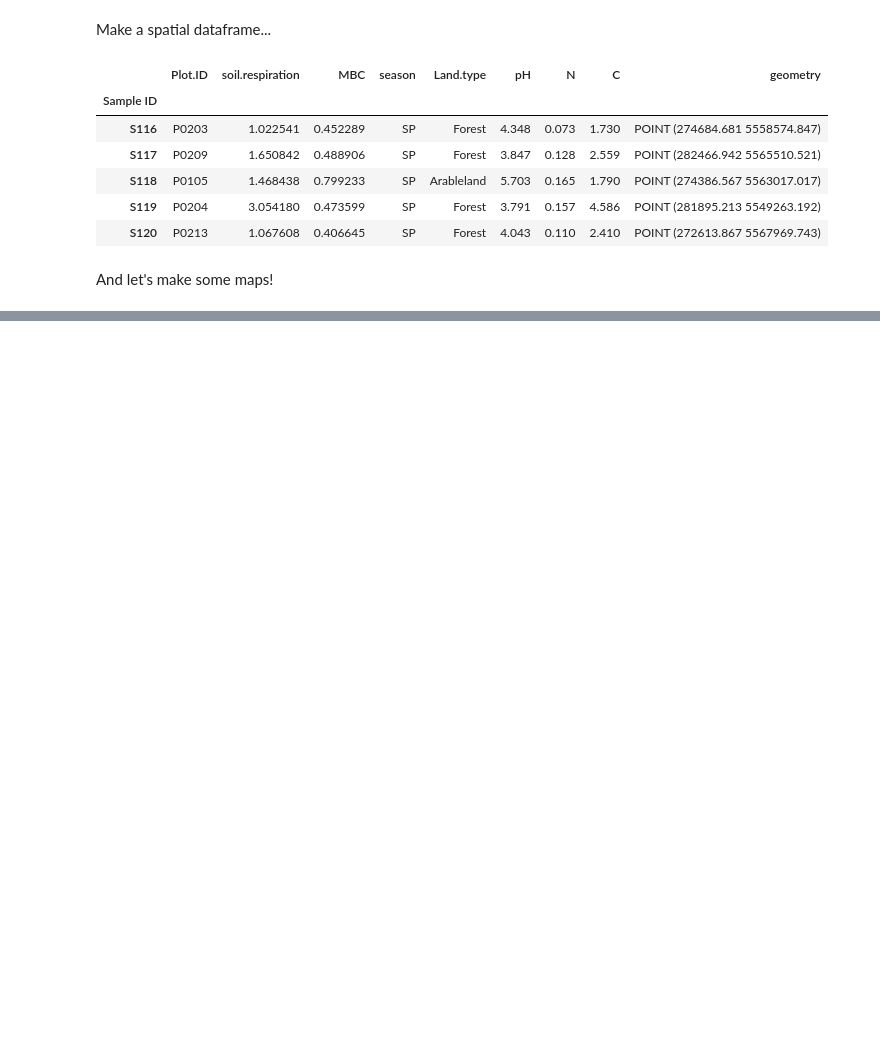
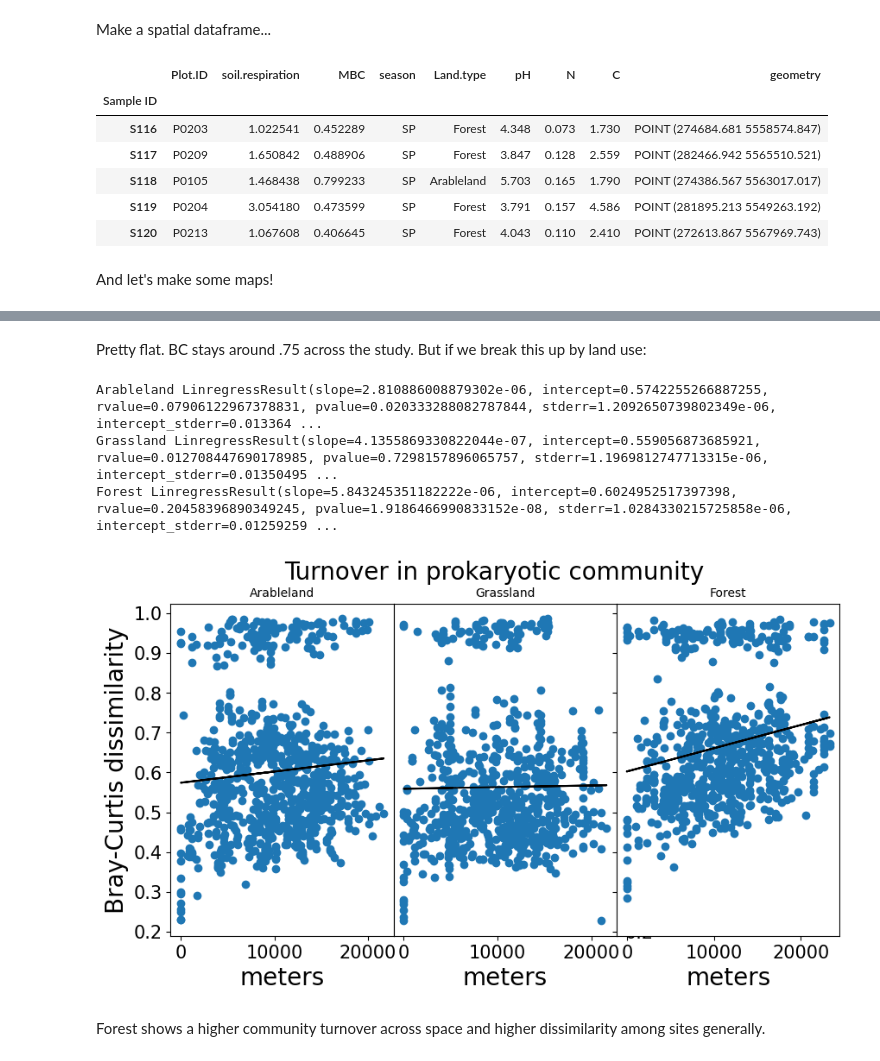
Before and after one commit to danchurch/fichtelgebirgeSoils, a Jupyter notebook: spatialAnalysis/spatialAnalysisSulariData.ipynb, the cells around one changed output, grey strips where cells are left out. Drawn from its saved outputs; the diff is of its cells as text; code cells hidden in the pictures; blank space fills up the shorter version.

```diff
--- a/spatialAnalysis/spatialAnalysisSulariData.ipynb
+++ b/spatialAnalysis/spatialAnalysisSulariData.ipynb
@@ -126,0 +154,36 @@ ax.legend(handles=[grassPatch, forestPatch, farmPatch],
+# %% [markdown]
+Pretty flat. BC stays around .75 across the study. But if we break this up by land use:
+# %%
+plt.rcParams['figure.figsize'] = [10, 5]
+plt.rc('ytick', labelsize=15)
+plt.rc('xtick', labelsize=15)
+lts = [ "Arableland" ,"Grassland" ,"Forest"]
+#lts = [ "Grassland" ,"Forest"]
+fig, axes = plt.subplots(nrows=1, ncols=len(lts), sharey=True)
+axes = axes.flatten()
+for nu,lt in enumerate(lts):
+    edf = sulariPlot_utm[sulariPlot_utm['Land.type'] == lt]
+    cdf = comData.loc[edf.index]
+    aa = pd.DataFrame({'xx':edf.geometry.x, 'yy':edf.geometry.y})
+    physDist = sp.distance.pdist(aa, metric='euclidean')
+    bcDist = sp.distance.pdist(cdf, metric='brayCurtis')
+    axes[nu].scatter(physDist, bcDist)
+    X, Y = physDist.reshape(-1,1), bcDist.reshape(-1,1)
+    linMod =  LinearRegression().fit(X, Y)
+    axes[nu].plot( X, linMod.predict(X), c='k')
+    axes[nu].set_title(label=lt, size=10, loc='center')
+    axes[nu].set_xlabel('meters', size=20)
+    print(lt, stats.linregress(physDist,bcDist))
+
+
+fig.suptitle("Turnover in prokaryotic community", size=20)
+axes[0].set_ylabel('Bray-Curtis dissimilarity', size=20)
+axes[1].tick_params(left=False, labelleft=False, right=True, labelright=True, color='red', axis='y')
+plt.subplots_adjust(wspace = 0)
+# %% [output]
+Arableland LinregressResult(slope=2.810886008879302e-06, intercept=0.5742255266887255, rvalue=0.07906122967378831, pvalue=0.020333288082787844, stderr=1.2092650739802349e-06, intercept_stderr=0.013364 ...
+Grassland LinregressResult(slope=4.1355869330822044e-07, intercept=0.559056873685921, rvalue=0.012708447690178985, pvalue=0.7298157896065757, stderr=1.1969812747713315e-06, intercept_stderr=0.01350495 ...
+Forest LinregressResult(slope=5.843245351182222e-06, intercept=0.6024952517397398, rvalue=0.20458396890349245, pvalue=1.9186466990833152e-08, stderr=1.0284330215725858e-06, intercept_stderr=0.01259259 ...
+[figure, added]
+# %% [markdown]
+Forest shows a higher community turnover across space and higher dissimilarity among sites generally.
```
Also changed, not shown: parts of 8 cells of this notebook, 1 other file.
